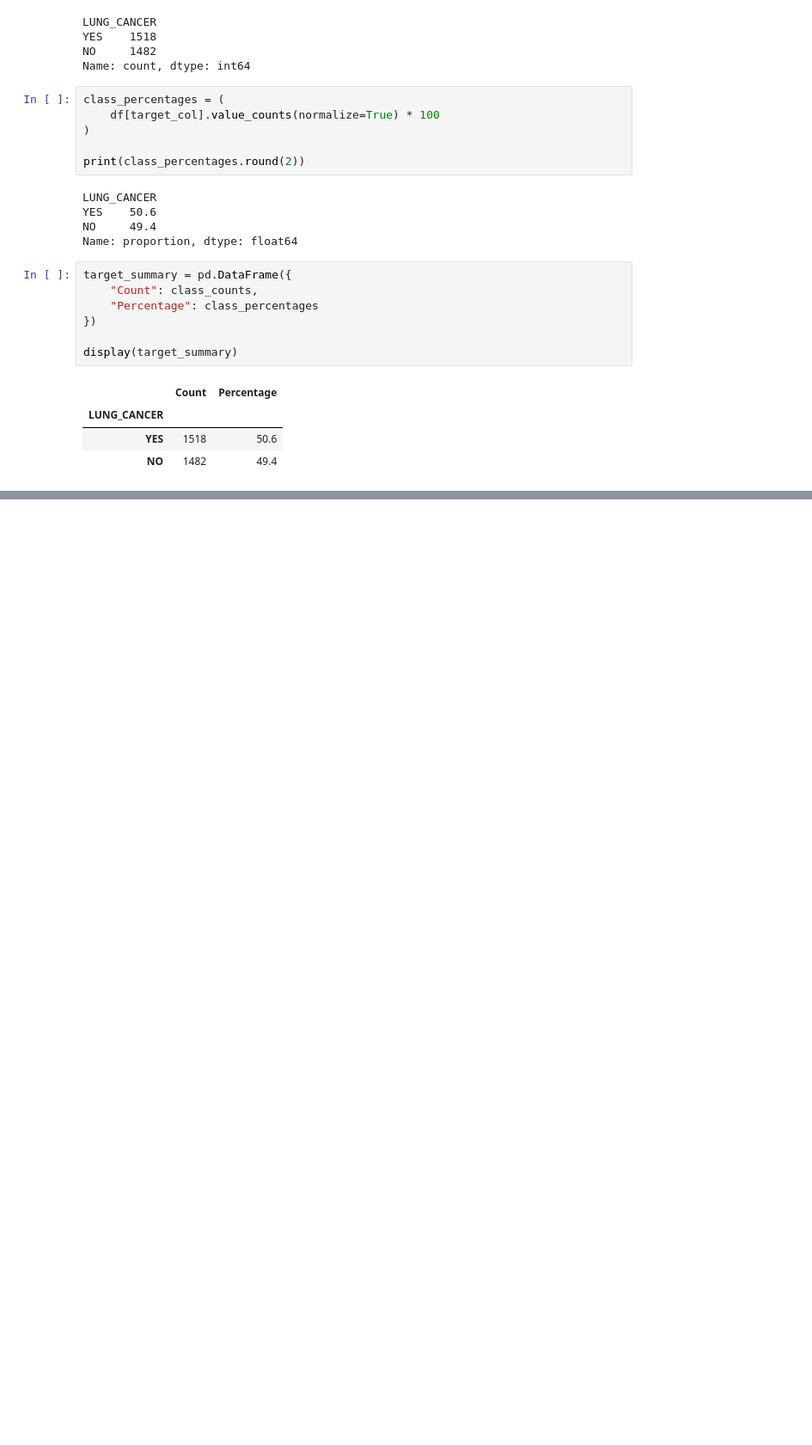
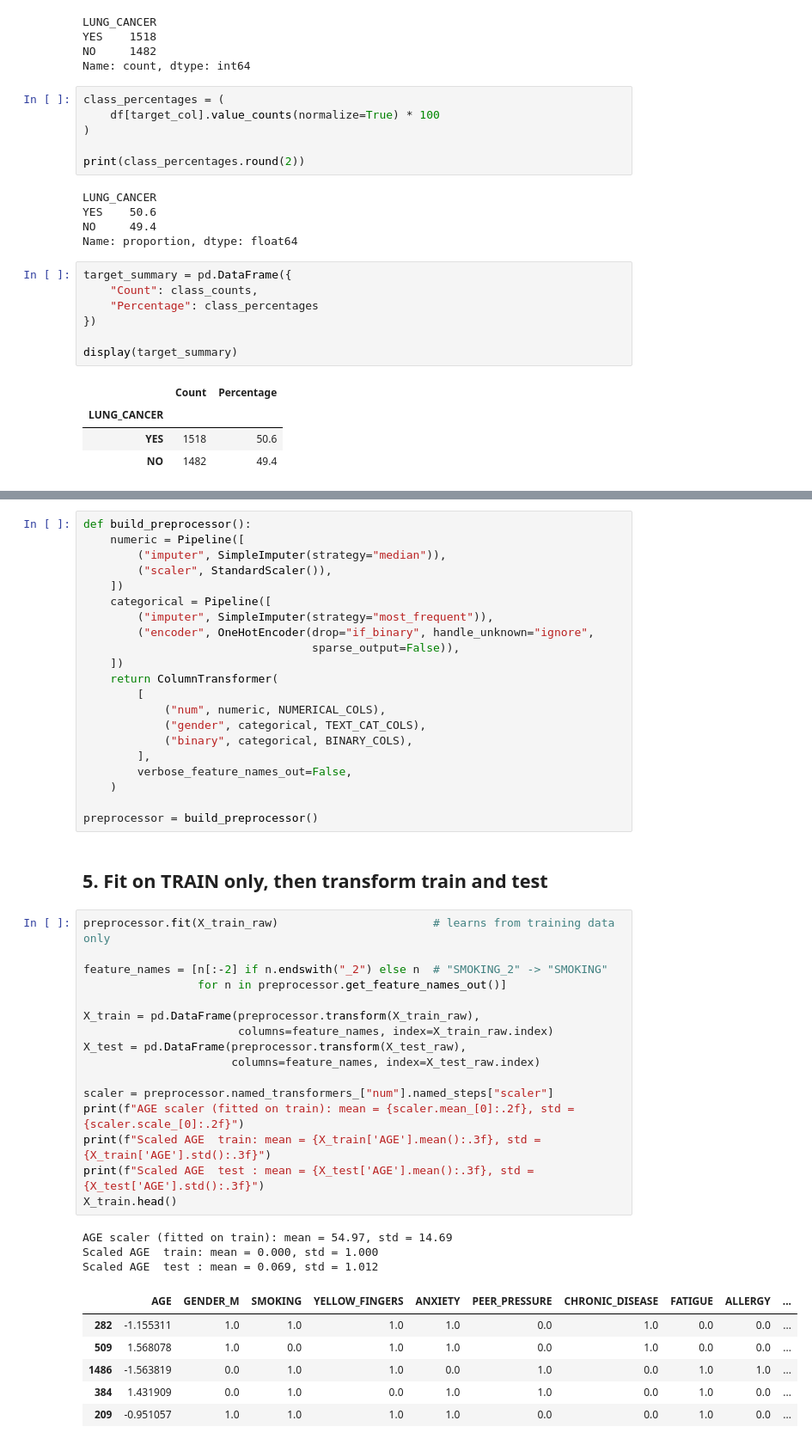
Before and after one commit to gheriza/ML-mini, a Jupyter notebook: Lung_Cancer.ipynb, the cells around one changed output, grey strips where cells are left out. Shown at 86% size. Cells and saved outputs as stored; diff of their text form; blank space fills up the shorter version.

```diff
--- a/Lung_Cancer.ipynb
+++ b/Lung_Cancer.ipynb
@@ -341,0 +460,49 @@ plt.show()
+# %%
+def build_preprocessor():
+    numeric = Pipeline([
+        ("imputer", SimpleImputer(strategy="median")),
+        ("scaler", StandardScaler()),
+    ])
+    categorical = Pipeline([
+        ("imputer", SimpleImputer(strategy="most_frequent")),
+        ("encoder", OneHotEncoder(drop="if_binary", handle_unknown="ignore",
+                                  sparse_output=False)),
+    ])
+    return ColumnTransformer(
+        [
+            ("num", numeric, NUMERICAL_COLS),
+            ("gender", categorical, TEXT_CAT_COLS),
+            ("binary", categorical, BINARY_COLS),
+        ],
+        verbose_feature_names_out=False,
+    )
+
+preprocessor = build_preprocessor()
+# %% [markdown]
+## 5. Fit on TRAIN only, then transform train and test
+# %%
+preprocessor.fit(X_train_raw)                       # learns from training data only
+
+feature_names = [n[:-2] if n.endswith("_2") else n  # "SMOKING_2" -> "SMOKING"
+                 for n in preprocessor.get_feature_names_out()]
+
+X_train = pd.DataFrame(preprocessor.transform(X_train_raw),
+                       columns=feature_names, index=X_train_raw.index)
+X_test = pd.DataFrame(preprocessor.transform(X_test_raw),
+                      columns=feature_names, index=X_test_raw.index)
+
+scaler = preprocessor.named_transformers_["num"].named_steps["scaler"]
+print(f"AGE scaler (fitted on train): mean = {scaler.mean_[0]:.2f}, std = {scaler.scale_[0]:.2f}")
+print(f"Scaled AGE  train: mean = {X_train['AGE'].mean():.3f}, std = {X_train['AGE'].std():.3f}")
+print(f"Scaled AGE  test : mean = {X_test['AGE'].mean():.3f}, std = {X_test['AGE'].std():.3f}")
+X_train.head()
+# %% [output]
+AGE scaler (fitted on train): mean = 54.97, std = 14.69
+Scaled AGE  train: mean = 0.000, std = 1.000
+Scaled AGE  test : mean = 0.069, std = 1.012
+|  | AGE | GENDER_M | SMOKING | YELLOW_FINGERS | ANXIETY | PEER_PRESSURE | CHRONIC_DISEASE | FATIGUE | ALLERGY | ... |
+| 282 | -1.155311 | 1.0 | 1.0 | 1.0 | 1.0 | 0.0 | 1.0 | 0.0 | 0.0 | ... |
+| 509 | 1.568078 | 1.0 | 0.0 | 1.0 | 1.0 | 0.0 | 1.0 | 0.0 | 0.0 | ... |
+| 1486 | -1.563819 | 0.0 | 1.0 | 1.0 | 0.0 | 1.0 | 0.0 | 1.0 | 1.0 | ... |
+| 384 | 1.431909 | 0.0 | 1.0 | 0.0 | 1.0 | 1.0 | 0.0 | 1.0 | 0.0 | ... |
+| 209 | -0.951057 | 1.0 | 1.0 | 1.0 | 1.0 | 0.0 | 0.0 | 1.0 | 0.0 | ... |
```
Also changed, not shown: parts of 23 cells of this notebook.
